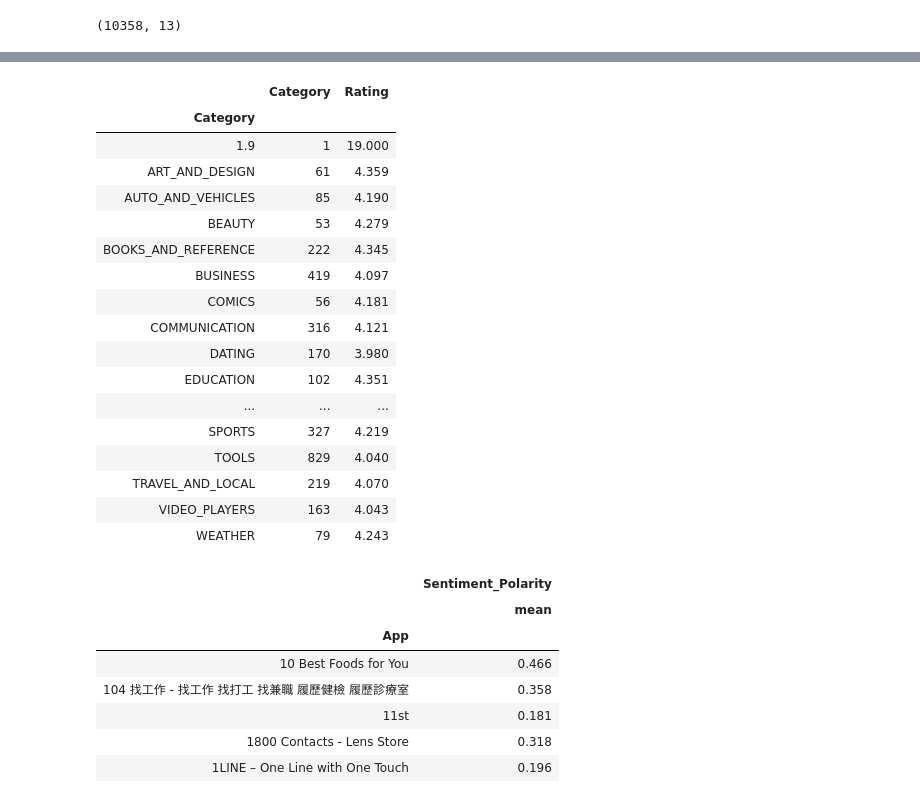
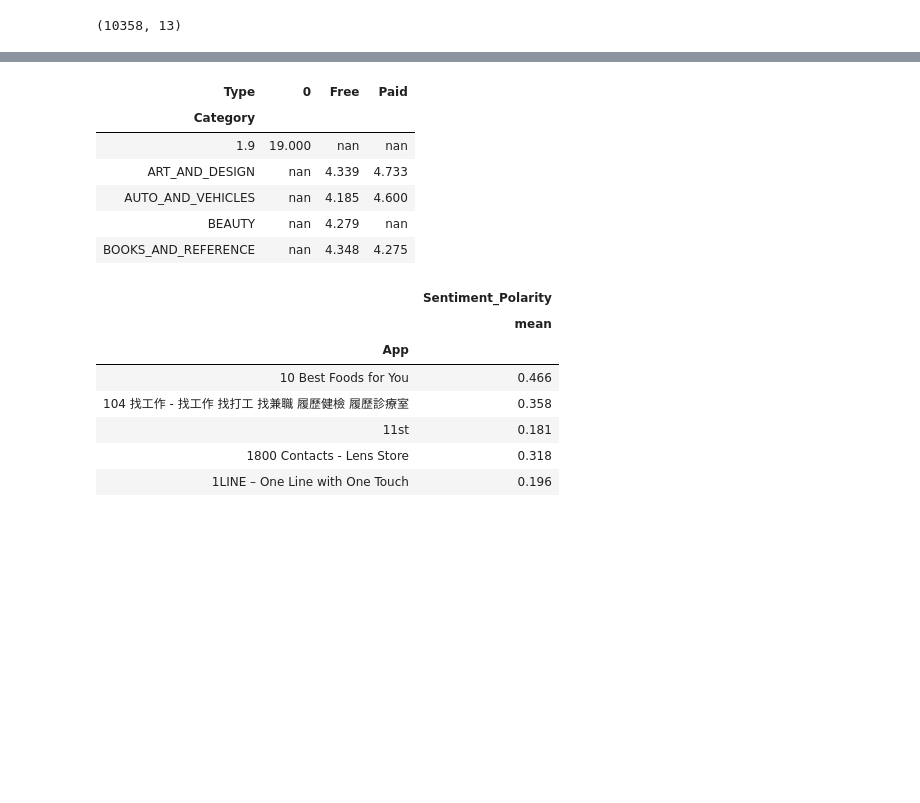
Before and after one commit to sarafkp/Python-for-Data-Science, a Jupyter notebook: Project/pg_final_project_1.0.ipynb, the cells around one changed output, grey strips where cells are left out. Cells and saved outputs as stored; diff of their text form; code cells hidden in the pictures; blank space fills up the shorter version.

Commit message:
reshape
reshape

```diff
--- a/Project/pg_final_project_1.0.ipynb
+++ b/Project/pg_final_project_1.0.ipynb
@@ -143,28 +143,19 @@ merge_playstore.head()
 | 4 | Animated Photo Editor | ART_AND_DESIGN | 4.100 | 203 | 6.1M | 100,000+ | Free | 0 | Everyone | Art & Design | ... |
 # %%
 #playstore_df_2.head()
-playstore_df_3 = playstore_df_2.groupby('Category').agg({'Category' : 'count',
-                                                         'Rating' : 'mean'})
-playstore_df_3
+playstore_df_reshape = playstore_df_2.pivot_table(columns='Type',
+                                           index = 'Category',
+                                           values = 'Rating',
+                                           aggfunc = 'mean')
+playstore_df_reshape.head()
 # %% [output]
-|  | Category | Rating |
-| Category |  |  |
-| 1.9 | 1 | 19.000 |
-| ART_AND_DESIGN | 61 | 4.359 |
-| AUTO_AND_VEHICLES | 85 | 4.190 |
-| BEAUTY | 53 | 4.279 |
-| BOOKS_AND_REFERENCE | 222 | 4.345 |
-| BUSINESS | 419 | 4.097 |
-| COMICS | 56 | 4.181 |
-| COMMUNICATION | 316 | 4.121 |
-| DATING | 170 | 3.980 |
-| EDUCATION | 102 | 4.351 |
-| ... | ... | ... |
-| SPORTS | 327 | 4.219 |
-| TOOLS | 829 | 4.040 |
-| TRAVEL_AND_LOCAL | 219 | 4.070 |
-| VIDEO_PLAYERS | 163 | 4.043 |
-| WEATHER | 79 | 4.243 |
+| Type | 0 | Free | Paid |
+| Category |  |  |  |
+| 1.9 | 19.000 | nan | nan |
+| ART_AND_DESIGN | nan | 4.339 | 4.733 |
+| AUTO_AND_VEHICLES | nan | 4.185 | 4.600 |
+| BEAUTY | nan | 4.279 | nan |
+| BOOKS_AND_REFERENCE | nan | 4.348 | 4.275 |
 # %%
 playstore_user_reviews_df_4.head()
 # %% [output]
```
